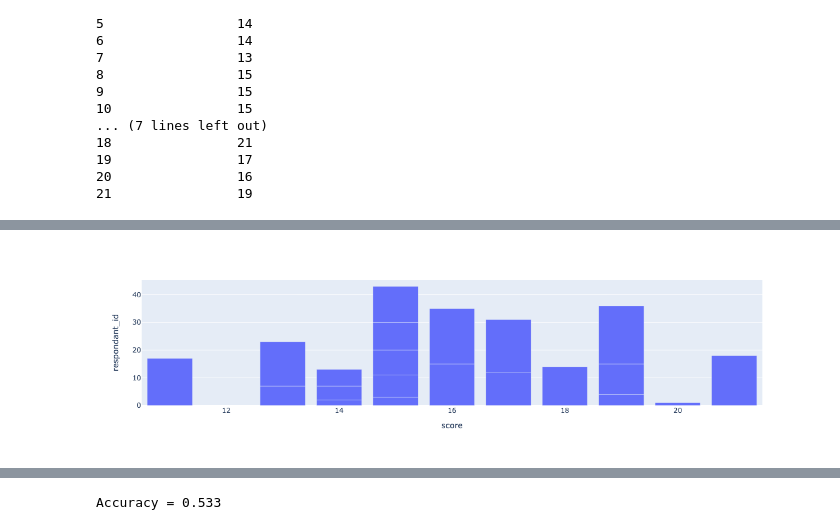
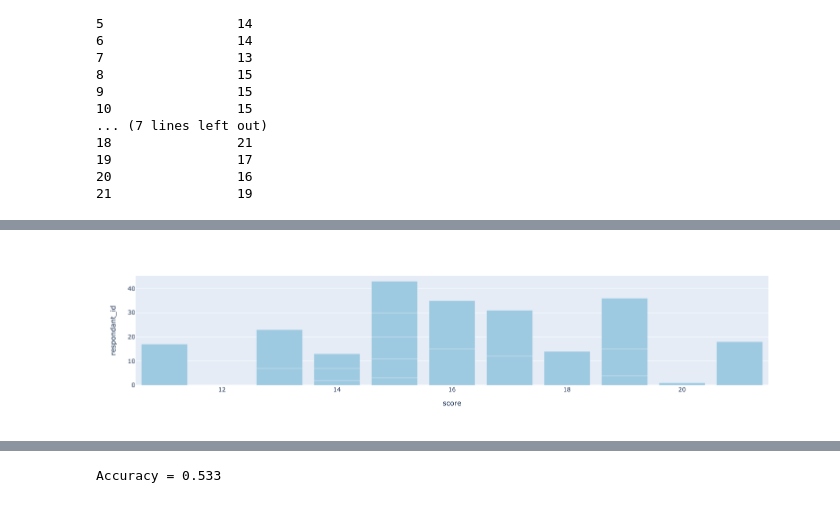
Before and after one commit to GWhiteley/Master-Thesis-Analysis, a Jupyter notebook: analysis.ipynb, the cells around one changed output, grey strips where cells are left out. Saved outputs shown, nothing was run; the diff lists cells and outputs as text; code cells hidden in the pictures.

Commit message:
graphs

```diff
--- a/analysis.ipynb
+++ b/analysis.ipynb
@@ -244,5 +244,6 @@ respondant_id
 20                16
 21                19
 # %%
-px.bar(respondant_scores, x = 'score', orientation = "v")
+fig = px.bar(respondant_scores, x = 'score', orientation = "v")
+fig.update_traces(marker_color='rgb(158,202,225)')
 # %% [output]
@@ -250,3 +250,3 @@ px.bar(respondant_scores, x = 'score', orientation = "v")
-[figure, old version]
+[figure, new version]
 # %%
 #q_meta_responses.query('response >= 1').shape[0]
```
Also changed, not shown: parts of 13 cells of this notebook.
